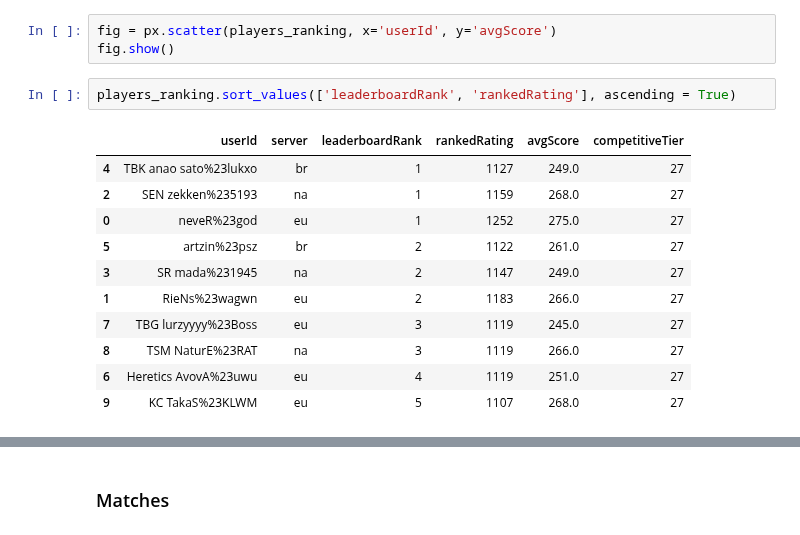
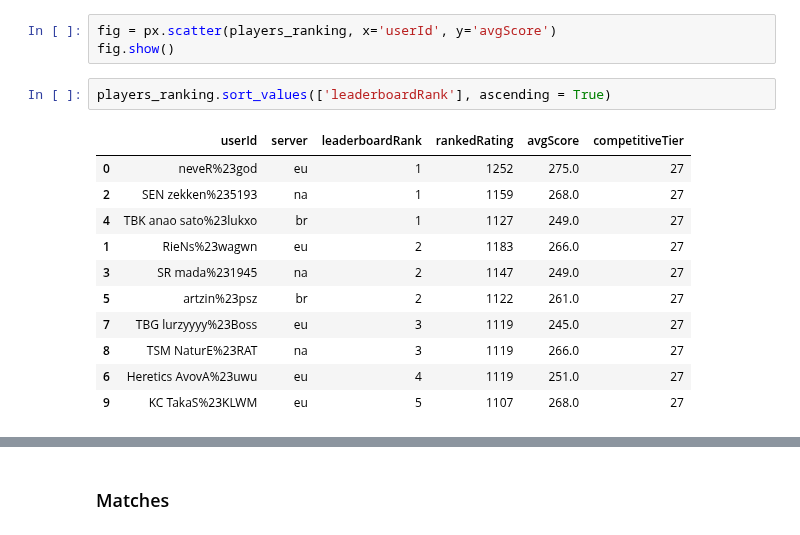
Before and after one commit to aalvestech/tcc_fia_valorant, a Jupyter notebook: notebook/notebook_eda_players.ipynb, the cells around one changed output, grey strips where cells are left out. Cells and saved outputs as stored; diff of their text form.

```diff
--- a/notebook/notebook_eda_players.ipynb
+++ b/notebook/notebook_eda_players.ipynb
@@ -80,15 +82,15 @@ fig.show()
 fig = px.scatter(players_ranking, x='userId', y='avgScore')
 fig.show()
 # %%
-players_ranking.sort_values(['leaderboardRank', 'rankedRating'], ascending = True)
+players_ranking.sort_values(['leaderboardRank'], ascending = True)
 # %% [output]
 |  | userId | server | leaderboardRank | rankedRating | avgScore | competitiveTier |
+| 0 | neveR%23god | eu | 1 | 1252 | 275.0 | 27 |
+| 2 | SEN zekken%235193 | na | 1 | 1159 | 268.0 | 27 |
 | 4 | TBK anao sato%23lukxo | br | 1 | 1127 | 249.0 | 27 |
-| 2 | SEN zekken%235193 | na | 1 | 1159 | 268.0 | 27 |
-| 0 | neveR%23god | eu | 1 | 1252 | 275.0 | 27 |
+| 1 | RieNs%23wagwn | eu | 2 | 1183 | 266.0 | 27 |
+| 3 | SR mada%231945 | na | 2 | 1147 | 249.0 | 27 |
 | 5 | artzin%23psz | br | 2 | 1122 | 261.0 | 27 |
-| 3 | SR mada%231945 | na | 2 | 1147 | 249.0 | 27 |
-| 1 | RieNs%23wagwn | eu | 2 | 1183 | 266.0 | 27 |
 | 7 | TBG lurzyyyy%23Boss | eu | 3 | 1119 | 245.0 | 27 |
 | 8 | TSM NaturE%23RAT | na | 3 | 1119 | 266.0 | 27 |
 | 6 | Heretics AvovA%23uwu | eu | 4 | 1119 | 251.0 | 27 |
```
Also changed, not shown: parts of 32 cells of this notebook, 1 other file.
